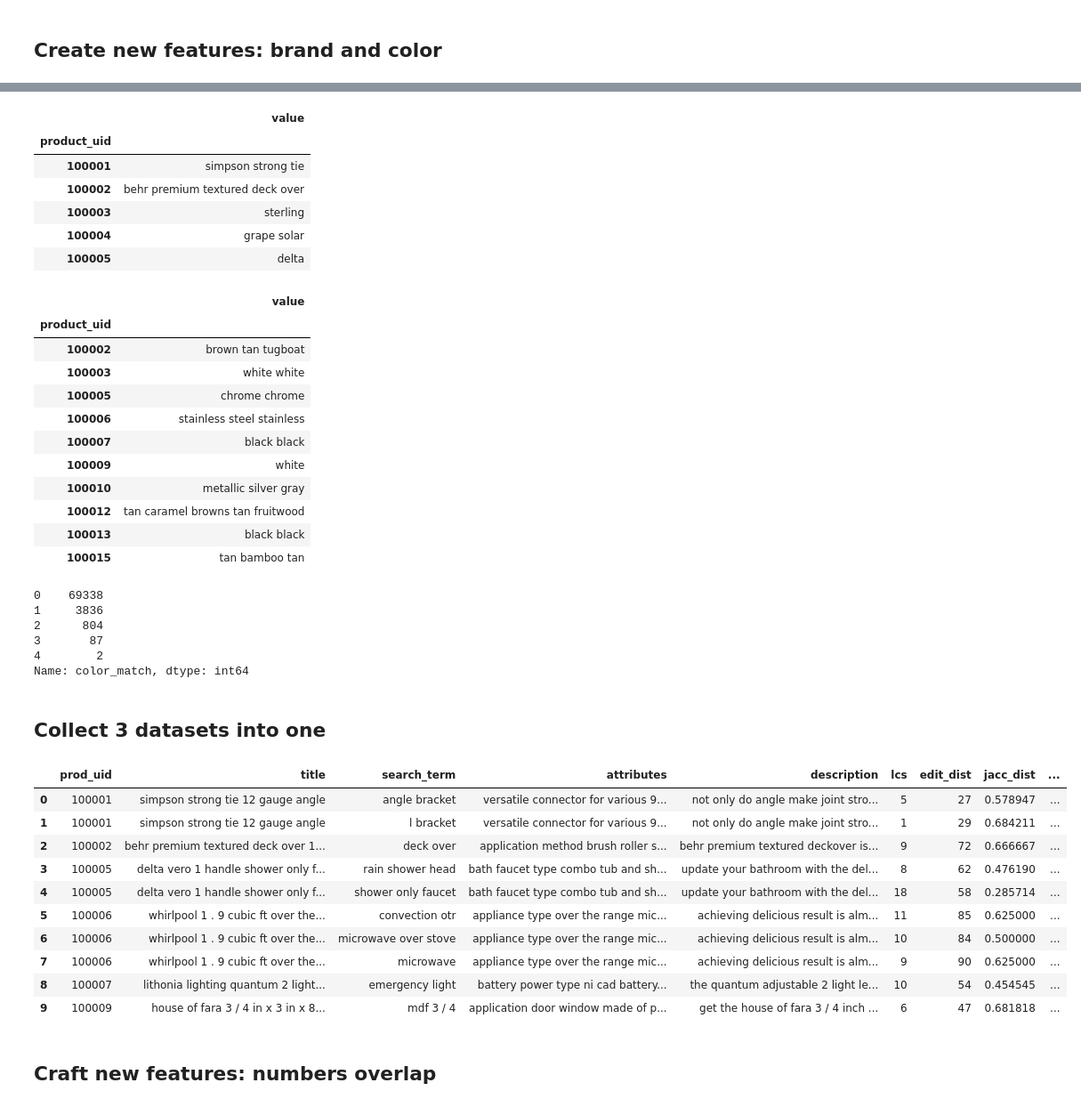
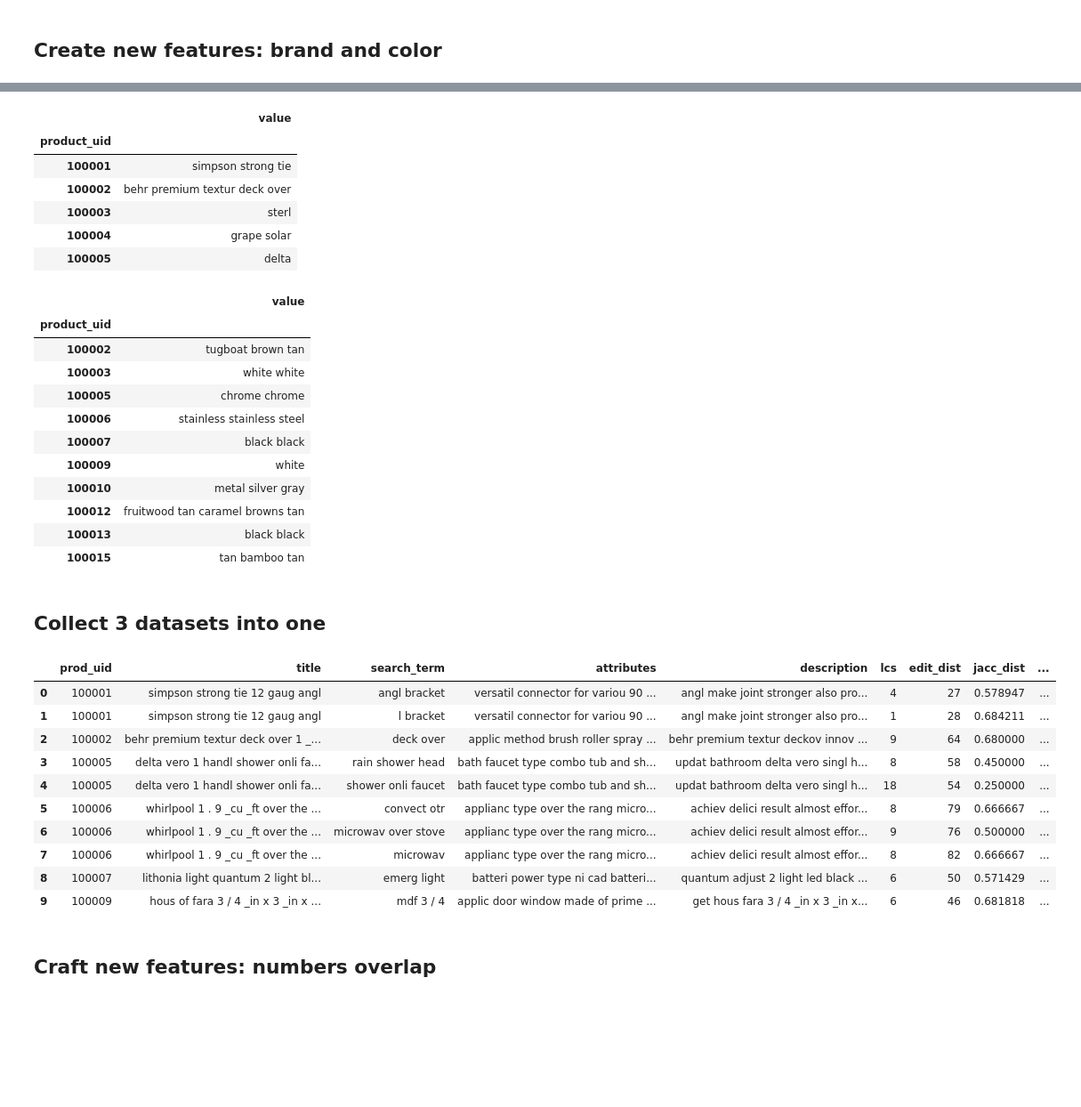
Before and after one commit to zeyger/home-depot, a Jupyter notebook: notebooks/home-depot.ipynb, the cells around one changed output, grey strips where cells are left out. Shown: that part at 89% size. Saved outputs shown, nothing was run; the diff lists cells and outputs as text; code cells hidden in the pictures; blank space fills up the shorter version.

```diff
--- a/notebooks/home-depot.ipynb
+++ b/notebooks/home-depot.ipynb
@@ -34,6 +34,11 @@ from IPython.display import display
 #Validation
 from sklearn.model_selection import KFold
 from sklearn.model_selection import train_test_split
+
+#other
+pd.set_option('display.max_rows', 500)
+pd.set_option('display.max_columns', 500)
+pd.set_option('display.width', 1000)
 # %%
 raw_data_path = "../data/raw/"
 preprocessed_data_path = "../data/processed/"
@@ -721,8 +754,8 @@ display("Product descriptions:", prep_descriptions.head(), prep_descriptions.sha
 # %% [markdown]
 ## Merge attributes by its product
 # %%
-prep_attributes.columns = ['idx', 'product_uid', 'name', 'value']
-prep_attributes.sort_values(by=['product_uid', 'idx'], inplace=True)
+prep_attributes.columns = ['product_uid', 'name', 'value']
+prep_attributes.sort_values(by=['product_uid'], inplace=True)
 # %%
 # join attributes
 
@@ -831,8 +864,8 @@ display(brands.head())
 |  | value |
 | product_uid |  |
 | 100001 | simpson strong tie |
-| 100002 | behr premium textured deck over |
-| 100003 | sterling |
+| 100002 | behr premium textur deck over |
+| 100003 | sterl |
 | 100004 | grape solar |
 | 100005 | delta |
 # %%
@@ -847,27 +880,18 @@ display(colors.head(10))
 # %% [output]
 |  | value |
 | product_uid |  |
-| 100002 | brown tan tugboat |
+| 100002 | tugboat brown tan |
 | 100003 | white white |
 | 100005 | chrome chrome |
-| 100006 | stainless steel stainless |
+| 100006 | stainless stainless steel |
 | 100007 | black black |
 | 100009 | white |
-| 100010 | metallic silver gray |
-| 100012 | tan caramel browns tan fruitwood |
+| 100010 | metal silver gray |
+| 100012 | fruitwood tan caramel browns tan |
 | 100013 | black black |
 | 100015 | tan bamboo tan |
 # %%
 brands_popularity = brands['value'].value_counts().to_dict()
-# %%
-joined_train['color_match'].value_counts()
-# %% [output]
-0    69338
-1     3836
-2      804
-3       87
-4        2
-Name: color_match, dtype: int64
 # %% [markdown]
 ## Collect 3 datasets into one
 # %%
@@ -881,7 +905,7 @@ for i in range(prep_train.shape[0]):
     score = prep_train['relevance'][i]
 
     try:
-        description = prep_descriptions.loc[prod_uid][1] # careful here, 1 is because of unnamed column, will fix later
+        description = prep_descriptions.loc[prod_uid][0] # careful here, 1 is because of unnamed column, will fix later
         description_len = len(description.split())
     except KeyError:
         description = ''
@@ -919,43 +943,43 @@ for i in range(prep_train.shape[0]):
         brand_len = 0
         brand_popularity = 0
 
 
     try:
         color = set(colors['value'].loc[prod_uid].split())
         search_set = set(search_term.split())
         color_match = len(search_set.intersection(color))
     except KeyError:
         color_match = 0
 
 
 
     dataset.append([prod_uid, title, search_term,
                     attribute, description,
                     lcs, edit_dist, jacc_dist,
                     title_search_proportion,
                     title_len, search_len, description_len, brand_len,
                     popular, brand_popularity, brand_match,
                     color_match, score])
 joined_train = pd.DataFrame(dataset, columns=['prod_uid', 'title', 'search_term',
                                               'attributes', 'description',
                                               'lcs', 'edit_dist', 'jacc_dist', 'title_search_proportion',
                                               'title_len', 'search_len', 'description_len', 'brand_len',
                                               'popularity', 'brand_popularity', 'brand_match',
                                               'color_match', 'relevance'])
 
 joined_train.head(10)
 # %% [output]
 |  | prod_uid | title | search_term | attributes | description | lcs | edit_dist | jacc_dist | ... |
-| 0 | 100001 | simpson strong tie 12 gauge angle | angle bracket | versatile connector for various 9... | not only do angle make joint stro... | 5 | 27 | 0.578947 | ... |
-| 1 | 100001 | simpson strong tie 12 gauge angle | l bracket | versatile connector for various 9... | not only do angle make joint stro... | 1 | 29 | 0.684211 | ... |
-| 2 | 100002 | behr premium textured deck over 1... | deck over | application method brush roller s... | behr premium textured deckover is... | 9 | 72 | 0.666667 | ... |
-| 3 | 100005 | delta vero 1 handle shower only f... | rain shower head | bath faucet type combo tub and sh... | update your bathroom with the del... | 8 | 62 | 0.476190 | ... |
-| 4 | 100005 | delta vero 1 handle shower only f... | shower only faucet | bath faucet type combo tub and sh... | update your bathroom with the del... | 18 | 58 | 0.285714 | ... |
-| 5 | 100006 | whirlpool 1 . 9 cubic ft over the... | convection otr | appliance type over the range mic... | achieving delicious result is alm... | 11 | 85 | 0.625000 | ... |
-| 6 | 100006 | whirlpool 1 . 9 cubic ft over the... | microwave over stove | appliance type over the range mic... | achieving delicious result is alm... | 10 | 84 | 0.500000 | ... |
-| 7 | 100006 | whirlpool 1 . 9 cubic ft over the... | microwave | appliance type over the range mic... | achieving delicious result is alm... | 9 | 90 | 0.625000 | ... |
-| 8 | 100007 | lithonia lighting quantum 2 light... | emergency light | battery power type ni cad battery... | the quantum adjustable 2 light le... | 10 | 54 | 0.454545 | ... |
-| 9 | 100009 | house of fara 3 / 4 in x 3 in x 8... | mdf 3 / 4 | application door window made of p... | get the house of fara 3 / 4 inch ... | 6 | 47 | 0.681818 | ... |
+| 0 | 100001 | simpson strong tie 12 gaug angl | angl bracket | versatil connector for variou 90 ... | angl make joint stronger also pro... | 4 | 27 | 0.578947 | ... |
+| 1 | 100001 | simpson strong tie 12 gaug angl | l bracket | versatil connector for variou 90 ... | angl make joint stronger also pro... | 1 | 28 | 0.684211 | ... |
+| 2 | 100002 | behr premium textur deck over 1 _... | deck over | applic method brush roller spray ... | behr premium textur deckov innov ... | 9 | 64 | 0.680000 | ... |
+| 3 | 100005 | delta vero 1 handl shower onli fa... | rain shower head | bath faucet type combo tub and sh... | updat bathroom delta vero singl h... | 8 | 58 | 0.450000 | ... |
+| 4 | 100005 | delta vero 1 handl shower onli fa... | shower onli faucet | bath faucet type combo tub and sh... | updat bathroom delta vero singl h... | 18 | 54 | 0.250000 | ... |
+| 5 | 100006 | whirlpool 1 . 9 _cu _ft over the ... | convect otr | applianc type over the rang micro... | achiev delici result almost effor... | 8 | 79 | 0.666667 | ... |
+| 6 | 100006 | whirlpool 1 . 9 _cu _ft over the ... | microwav over stove | applianc type over the rang micro... | achiev delici result almost effor... | 9 | 76 | 0.500000 | ... |
+| 7 | 100006 | whirlpool 1 . 9 _cu _ft over the ... | microwav | applianc type over the rang micro... | achiev delici result almost effor... | 8 | 82 | 0.666667 | ... |
+| 8 | 100007 | lithonia light quantum 2 light bl... | emerg light | batteri power type ni cad batteri... | quantum adjust 2 light led black ... | 6 | 50 | 0.571429 | ... |
+| 9 | 100009 | hous of fara 3 / 4 _in x 3 _in x ... | mdf 3 / 4 | applic door window made of prime ... | get hous fara 3 / 4 _in x 3 _in x... | 6 | 46 | 0.681818 | ... |
 # %% [markdown]
 ## Craft new features: numbers overlap
 # %%
```
Also changed, not shown: parts of 26 cells of this notebook.
